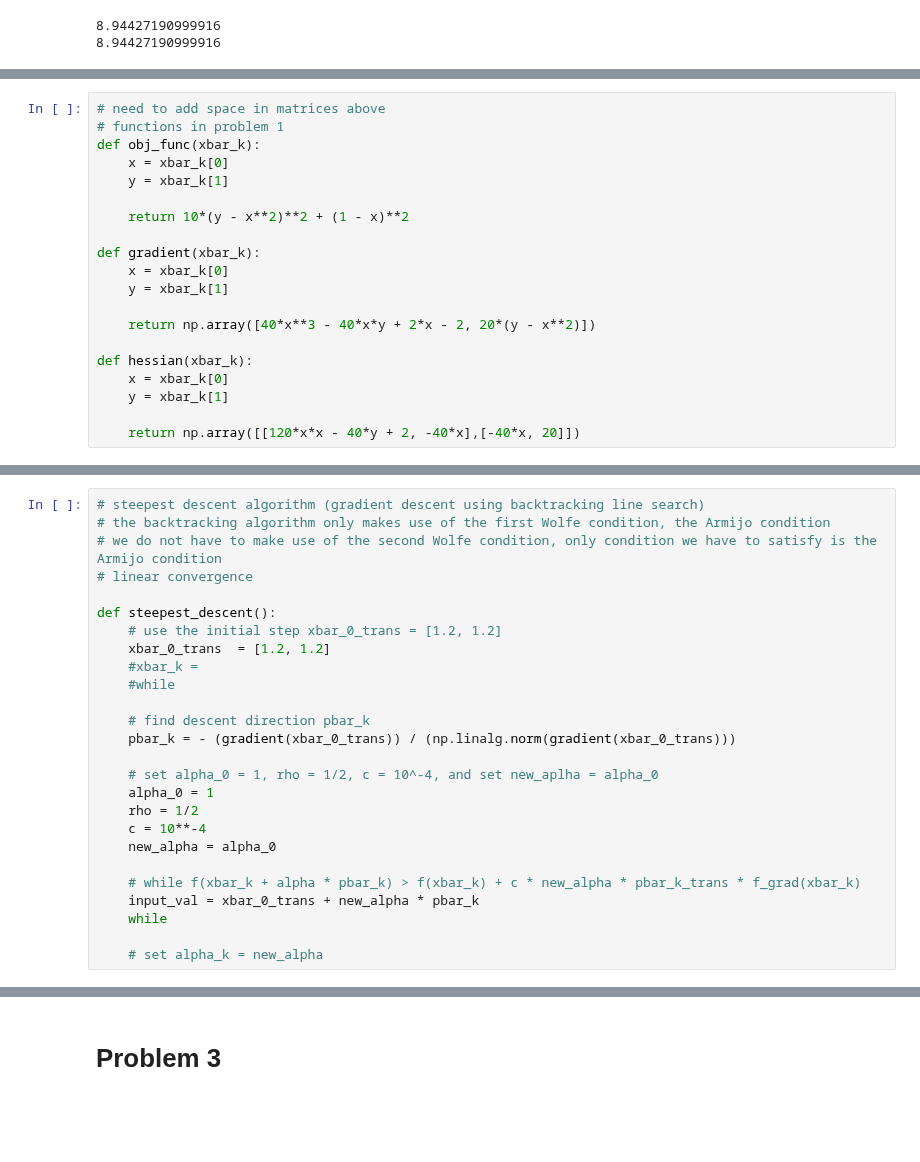
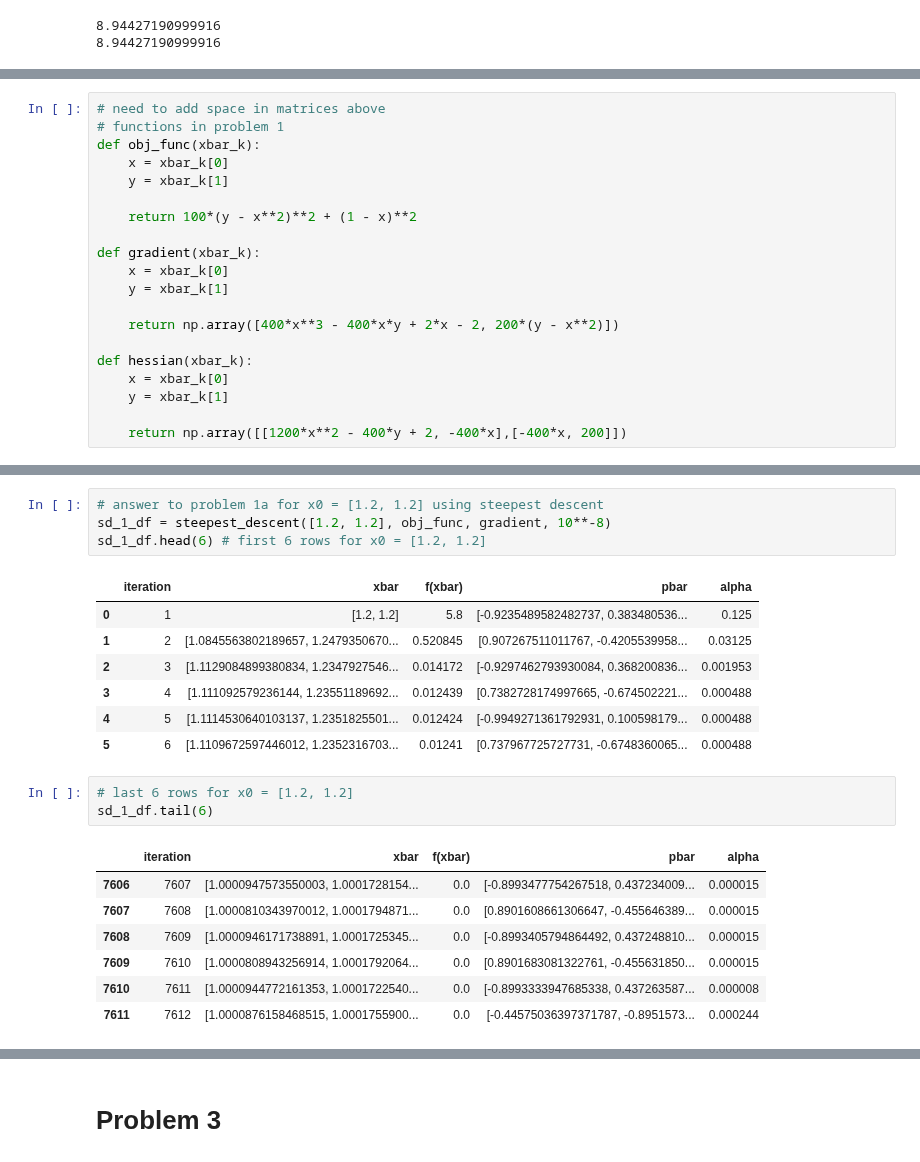
Before and after one commit to wpmcgrath95/MATH-693A-Advanced-Numerical-Methods, a Jupyter notebook: python/Homework1.ipynb, the cells around one changed output, grey strips where cells are left out. Saved outputs shown, nothing was run; the diff lists cells and outputs as text; blank space fills up the shorter version.

Commit message:
added code for problem 1 and problem 2

```diff
--- a/python/Homework1.ipynb
+++ b/python/Homework1.ipynb
@@ -42,16 +44,16 @@ def obj_func(xbar_k):
     x = xbar_k[0]
     y = xbar_k[1]
 
-    return 10*(y - x**2)**2 + (1 - x)**2
+    return 100*(y - x**2)**2 + (1 - x)**2
 
 def gradient(xbar_k):
     x = xbar_k[0]
     y = xbar_k[1]
 
-    return np.array([40*x**3 - 40*x*y + 2*x - 2, 20*(y - x**2)])
+    return np.array([400*x**3 - 400*x*y + 2*x - 2, 200*(y - x**2)])
 
 def hessian(xbar_k):
     x = xbar_k[0]
     y = xbar_k[1]
 
-    return np.array([[120*x*x - 40*y + 2, -40*x],[-40*x, 20]])
+    return np.array([[1200*x**2 - 400*y + 2, -400*x],[-400*x, 200]])
@@ -109,26 +129,23 @@ tb_ex_sd_df
-# %%
-# steepest descent algorithm (gradient descent using backtracking line search)
-# the backtracking algorithm only makes use of the first Wolfe condition, the Armijo condition
-# we do not have to make use of the second Wolfe condition, only condition we have to satisfy is the Armijo condition
-# linear convergence
-
-def steepest_descent():
-    # use the initial step xbar_0_trans = [1.2, 1.2]
-    xbar_0_trans  = [1.2, 1.2]
-    #xbar_k =
-    #while
-
-    # find descent direction pbar_k
-    pbar_k = - (gradient(xbar_0_trans)) / (np.linalg.norm(gradient(xbar_0_trans)))
-
-    # set alpha_0 = 1, rho = 1/2, c = 10^-4, and set new_aplha = alpha_0
-    alpha_0 = 1
-    rho = 1/2
-    c = 10**-4
-    new_alpha = alpha_0
-
-    # while f(xbar_k + alpha * pbar_k) > f(xbar_k) + c * new_alpha * pbar_k_trans * f_grad(xbar_k)
-    input_val = xbar_0_trans + new_alpha * pbar_k
-    while
-
-    # set alpha_k = new_alpha
+# %%
+# answer to problem 1a for x0 = [1.2, 1.2] using steepest descent
+sd_1_df = steepest_descent([1.2, 1.2], obj_func, gradient, 10**-8)
+sd_1_df.head(6) # first 6 rows for x0 = [1.2, 1.2]
+# %% [output]
+|  | iteration | xbar | f(xbar) | pbar | alpha |
+| 0 | 1 | [1.2, 1.2] | 5.8 | [-0.9235489582482737, 0.383480536... | 0.125 |
+| 1 | 2 | [1.0845563802189657, 1.2479350670... | 0.520845 | [0.907267511011767, -0.4205539958... | 0.03125 |
+| 2 | 3 | [1.1129084899380834, 1.2347927546... | 0.014172 | [-0.9297462793930084, 0.368200836... | 0.001953 |
+| 3 | 4 | [1.111092579236144, 1.23551189692... | 0.012439 | [0.7382728174997665, -0.674502221... | 0.000488 |
+| 4 | 5 | [1.1114530640103137, 1.2351825501... | 0.012424 | [-0.9949271361792931, 0.100598179... | 0.000488 |
+| 5 | 6 | [1.1109672597446012, 1.2352316703... | 0.01241 | [0.737967725727731, -0.6748360065... | 0.000488 |
+# %%
+# last 6 rows for x0 = [1.2, 1.2]
+sd_1_df.tail(6)
+# %% [output]
+|  | iteration | xbar | f(xbar) | pbar | alpha |
+| 7606 | 7607 | [1.0000947573550003, 1.0001728154... | 0.0 | [-0.8993477754267518, 0.437234009... | 0.000015 |
+| 7607 | 7608 | [1.0000810343970012, 1.0001794871... | 0.0 | [0.8901608661306647, -0.455646389... | 0.000015 |
+| 7608 | 7609 | [1.0000946171738891, 1.0001725345... | 0.0 | [-0.8993405794864492, 0.437248810... | 0.000015 |
+| 7609 | 7610 | [1.0000808943256914, 1.0001792064... | 0.0 | [0.8901683081322761, -0.455631850... | 0.000015 |
+| 7610 | 7611 | [1.0000944772161353, 1.0001722540... | 0.0 | [-0.8993333947685338, 0.437263587... | 0.000008 |
+| 7611 | 7612 | [1.0000876158468515, 1.0001755900... | 0.0 | [-0.44575036397371787, -0.8951573... | 0.000244 |
```
Also changed, not shown: parts of 22 cells of this notebook.
